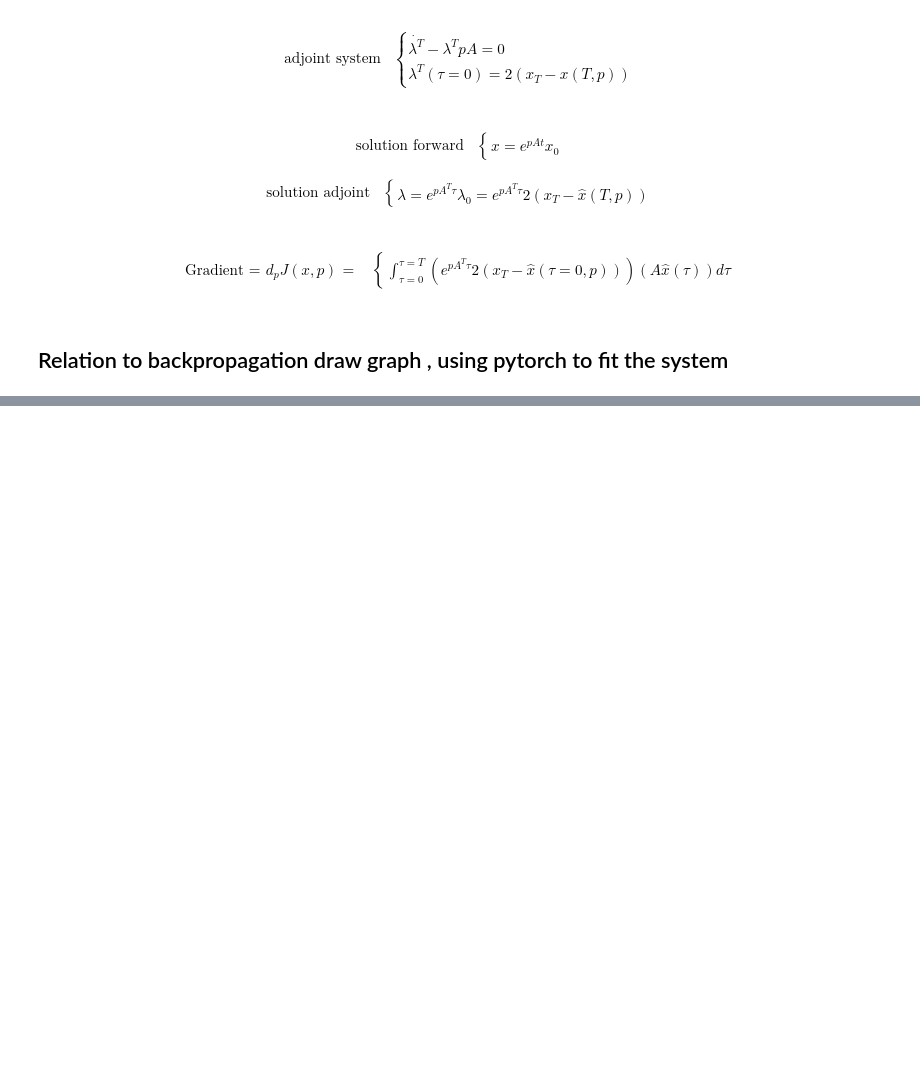
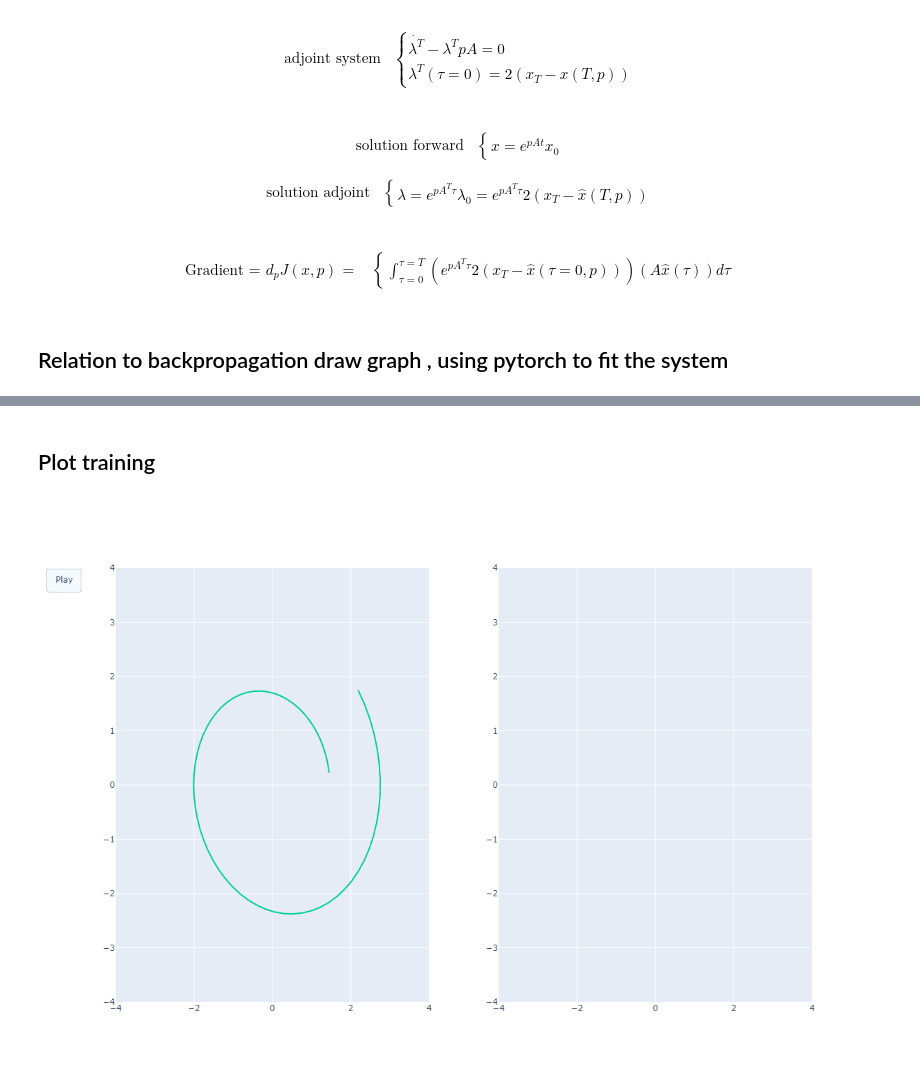
Before and after one commit to jaimelopezgarcia/Adjoint_DL_DS, a Jupyter notebook: main.ipynb, the cells around one changed output, grey strips where cells are left out. Drawn from its saved outputs; the diff is of its cells as text; code cells hidden in the pictures; blank space fills up the shorter version.

```diff
--- a/main.ipynb
+++ b/main.ipynb
@@ -734,2 +323,0 @@ IndexError: too many indices for array: array is 2-dimensional, but 3 were index
-# %%
-loss = torch.sum(out)
@@ -870,20 +323,0 @@ plt.plot(x,y,'.')
-# %%
-optim = torch.optim.Adam(params.values(),lr = 0.5)
-
-
-t = torch.arange(0,6,0.02).float()
-# %%
-for i in range(500):
-    optim.zero_grad()
-
-
-    out = model(x,t)
-
-    loss = torch.mean( (out-y)**2)
-
-    loss.backward()
-
-    optim.step()
-
-    if i%30 == 0:
-        print(loss)
@@ -913,0 +425,10 @@ plt.plot(x.numpy()[:,0],y.numpy()[:,0],'.')
+# %% [markdown]
+## Plot training
+# %%
+from example_adjoint_pytorch import training_plot
+
+fig = training_plot(data,register)
+
+fig.show()
+# %% [output]
+[figure, added]
```
Also changed, not shown: parts of 110 cells of this notebook, 15 other files.
